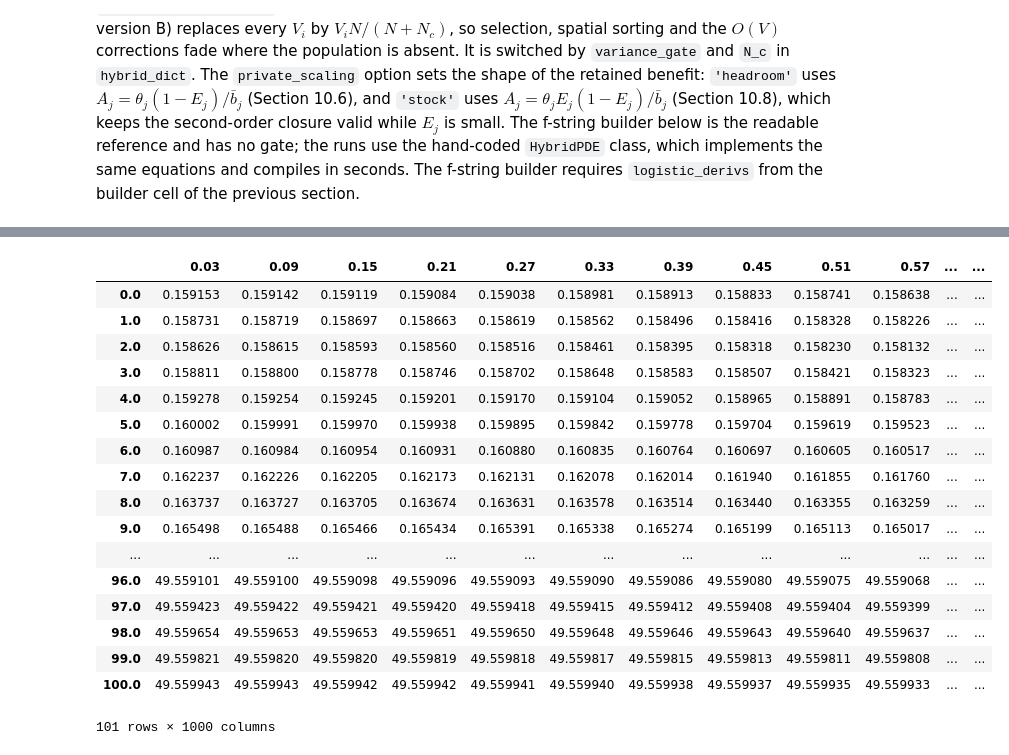
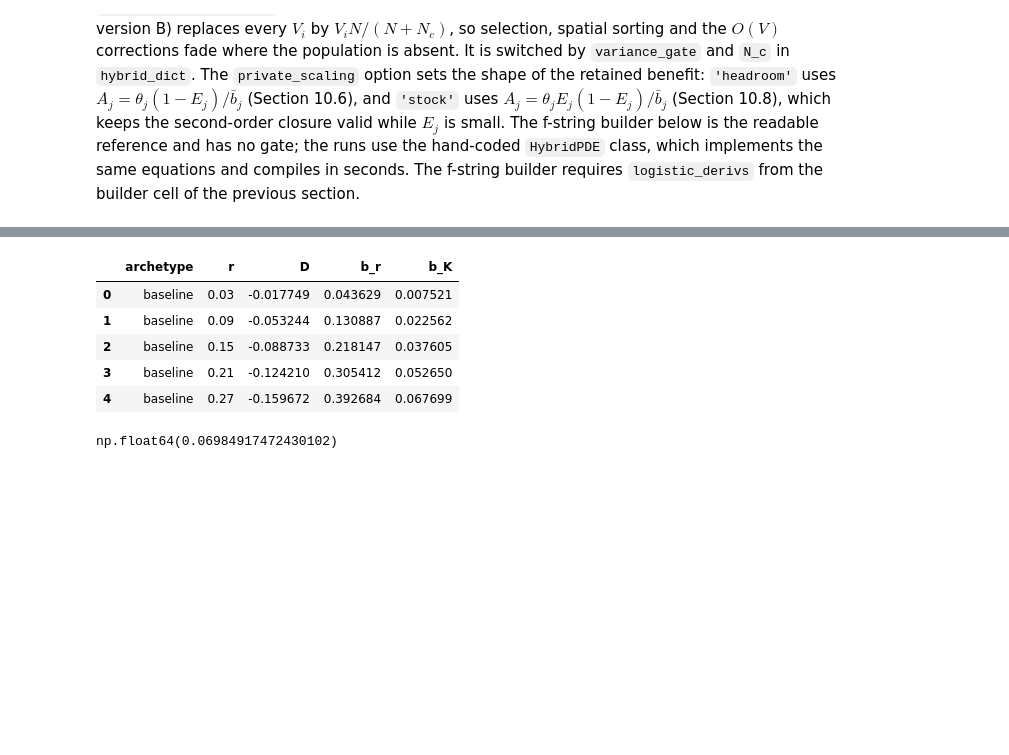
Before and after one commit to cancer-ecology-center/tumor-ecology-models, a Jupyter notebook: scripts/figures.ipynb, the cells around one changed output, grey strips where cells are left out. Drawn from its saved outputs; the diff is of its cells as text; code cells hidden in the pictures; blank space fills up the shorter version.

```diff
--- a/scripts/figures.ipynb
+++ b/scripts/figures.ipynb
@@ -202,9 +200,12 @@ def compute_phase_quantities(params):
 # %%
 scenario_wavefront_speed = []
 scenario_final_profiles = []
+u_field, r_coords = build_initial_N(config_dict)
+# this changed the carrying capacity, so update the config_dict
+merged_presets = merge_presets(preset_dicts, default_config)
+config_dict = {'integration': integration_dict, 'seed':seed_dict,'bcs':bcs,'presets': merged_presets, 'analysis':analysis_dict}
 for preset_name, preset_config in config_dict['presets'].items():
     print(f"Running simulation for preset: {preset_name}")
-    u_field, r_coords = build_initial_N(config_dict)
     Er_init = np.ones_like(u_field.data) * preset_config['E_r0']
     Ek_init = np.ones_like(u_field.data) * preset_config['E_k0']
     Er_field = ScalarField(u_field.grid, data=Er_init, label="E_r")
@@ -242,21 +243,12 @@ for preset_name, preset_config in config_dict['presets'].items():
         r_val,idx = compute_wavefront_idx(analysis_dict, curr_u, r_coords,e_field)
         # wavefront_r = r_coords[idx]
         # scenario_wavefront_speed.append((preset_name,time,np.max(curr_u),wavefront_r, rolling_area(curr_u, r_coords)[-1], compute_participation_area(storage[t_idx][0])))
-        scenario_wavefront_speed.append((preset_name,time,np.max(curr_u),r_val, rolling_area(curr_u, r_coords)[-1], compute_participation_area(storage[t_idx][0]))) #choose between idx or full volume
+        scenario_wavefront_speed.append((preset_name,time,np.max(curr_u),r_val, rolling_area(preset_config['E_k0']*curr_u/e_field, r_coords)[-1], compute_participation_area(storage[t_idx][0]))) #choose between idx or full volume
 
     final_collection = storage[-1]
     final_Er = final_collection[1].data
     final_Ek = final_collection[2].data
     final_N = final_collection[0].data/(kappa*final_Ek)
     scenario_final_profiles.append((preset_name, final_N, final_Er))
-    """
-    show initial distribution
-    turn into set of four plots
-    show the wavefront top right
-    show perc of initial population
-    change labels
-    set colors at the top
-    use latex
-    """
 # %% [output]
 Running simulation for preset: baseline
@@ -274,7 +266,7 @@ Running simulation for preset: strong niche construction
 # %%
 df = pd.DataFrame(scenario_wavefront_speed, columns = ['archetype','t','u_max','r','N','eff_area'])
 df['N_init'] = config_dict['seed']['N_init']
-df['N_perc'] = df['N']/df['N_init']
+df['N_perc'] = df['N']/df['N_init']-1
 fig = plt.figure(figsize=(9, 9), constrained_layout=True)
 gs = fig.add_gridspec(4, 2, width_ratios=[1, 1.2])
 scenarios = [s for s, _, _ in scenario_final_profiles]
@@ -303,8 +295,7 @@ ax_wavefront.set_ylabel("$r_{wf}$")
 ax_population = fig.add_subplot(gs[2:, 1])
 sns.lineplot(data=df, x="t", y="N_perc", hue="archetype", ax=ax_population)
 ax_population.set_title(r"total population (\% initial)")
-ax_population.set_ylabel("$\\widetilde{N} / \\widetilde{N}_{0}$")
-# ax_population.set_yscale("log")
+ax_population.set_ylabel("$\\widetilde{N} / \\widetilde{N}_{0} -1$")
 
 plt.show()
 # %% [output]
@@ -604,8 +611,10 @@ for preset_name, preset_config in config_dict['presets'].items():
     params = build_hybrid_params(preset_config, hybrid_dict)
 
     hybrid_scenario_params[preset_name] = params
+    print(params)
     pde_system = HybridPDE(params, second_order=True, bc=config_dict['bcs'])
     state, r_coords = build_hybrid_state(config_dict, preset_config, params)
+    e_field_init = state[2].data[0]
     storage = MemoryStorage()
     pde_system.solve(
         state,
@@ -617,8 +626,7 @@ for preset_name, preset_config in config_dict['presets'].items():
         curr_u = storage[t_idx][0].data
         e_field = storage[t_idx][2].data
         r_val, idx = compute_wavefront_idx(config_dict['analysis'], curr_u, r_coords,e_field)
-        hybrid_scenario_wavefront_speeds.append((preset_name, time, r_val, rolling_area(curr_u, r_coords)[-1],
-                                                 compute_participation_area(storage[t_idx][0])))
+        hybrid_scenario_wavefront_speeds.append((preset_name, time, r_val, rolling_area(e_field_init*curr_u/e_field, r_coords)[-1],compute_participation_area(storage[t_idx][0])))
     final = storage[-1]
     final_Er = final[1].data
     final_Ek = final[2].data
@@ -627,6 +635,6 @@ for preset_name, preset_config in config_dict['presets'].items():
     final_br = sigmoid_value(final[4].data, params['k1'], params['br0'])
     final_bK = sigmoid_value(final[5].data, params['k2'], params['bK0'])
     final_area = rolling_area(final[0].data, r_coords)[-1]
-    hybrid_scenario_final_profiles.append((preset_name,2*np.pi*r_coords*np.gradient(r_coords)*final[0].data*(final_D/(params['D0']/2)-1), 2*np.pi*r_coords*np.gradient(r_coords)*final[0].data*(final_br/(params['br0']/2)-1), 2*np.pi*r_coords*np.gradient(r_coords)*final[0].data*(final_bK/(params['bK0']/2)-1)))
+    hybrid_scenario_final_profiles.append((preset_name,2*np.pi*r_coords*np.gradient(r_coords)*final[0].data*(final_D/(params['D0']/2)-1)/final_area, 2*np.pi*r_coords*np.gradient(r_coords)*final[0].data*(final_br/(params['br0']/2)-1)/final_area, 2*np.pi*r_coords*np.gradient(r_coords)*final[0].data*(final_bK/(params['bK0']/2)-1)/final_area))
 # %% [output]
 Running hybrid model (second order) for preset: baseline
@@ -781,21 +771,24 @@ slopes
 # %%
-rel
+# for each scenario, pull the D and b_r fields, couple them to r_coords, then plot joint plot
+profile_frames = []
+for archetype, D_profile, br_profile, bK_profile in hybrid_scenario_final_profiles:
+    profile_frames.append(pd.DataFrame({
+        'archetype': str(archetype),
+        'r': r_coords,
+        'D': D_profile,
+        'b_r': br_profile,
+        'b_K': bK_profile,
+    }))
+df_profiles = pd.concat(profile_frames, ignore_index=True)
+df_profiles.head()
 # %% [output]
-|  | 0.03 | 0.09 | 0.15 | 0.21 | 0.27 | 0.33 | 0.39 | 0.45 | 0.51 | 0.57 | ... | ... |
-| 0.0 | 0.159153 | 0.159142 | 0.159119 | 0.159084 | 0.159038 | 0.158981 | 0.158913 | 0.158833 | 0.158741 | 0.158638 | ... | ... |
-| 1.0 | 0.158731 | 0.158719 | 0.158697 | 0.158663 | 0.158619 | 0.158562 | 0.158496 | 0.158416 | 0.158328 | 0.158226 | ... | ... |
-| 2.0 | 0.158626 | 0.158615 | 0.158593 | 0.158560 | 0.158516 | 0.158461 | 0.158395 | 0.158318 | 0.158230 | 0.158132 | ... | ... |
-| 3.0 | 0.158811 | 0.158800 | 0.158778 | 0.158746 | 0.158702 | 0.158648 | 0.158583 | 0.158507 | 0.158421 | 0.158323 | ... | ... |
-| 4.0 | 0.159278 | 0.159254 | 0.159245 | 0.159201 | 0.159170 | 0.159104 | 0.159052 | 0.158965 | 0.158891 | 0.158783 | ... | ... |
-| 5.0 | 0.160002 | 0.159991 | 0.159970 | 0.159938 | 0.159895 | 0.159842 | 0.159778 | 0.159704 | 0.159619 | 0.159523 | ... | ... |
-| 6.0 | 0.160987 | 0.160984 | 0.160954 | 0.160931 | 0.160880 | 0.160835 | 0.160764 | 0.160697 | 0.160605 | 0.160517 | ... | ... |
-| 7.0 | 0.162237 | 0.162226 | 0.162205 | 0.162173 | 0.162131 | 0.162078 | 0.162014 | 0.161940 | 0.161855 | 0.161760 | ... | ... |
-| 8.0 | 0.163737 | 0.163727 | 0.163705 | 0.163674 | 0.163631 | 0.163578 | 0.163514 | 0.163440 | 0.163355 | 0.163259 | ... | ... |
-| 9.0 | 0.165498 | 0.165488 | 0.165466 | 0.165434 | 0.165391 | 0.165338 | 0.165274 | 0.165199 | 0.165113 | 0.165017 | ... | ... |
-| ... | ... | ... | ... | ... | ... | ... | ... | ... | ... | ... | ... | ... |
-| 96.0 | 49.559101 | 49.559100 | 49.559098 | 49.559096 | 49.559093 | 49.559090 | 49.559086 | 49.559080 | 49.559075 | 49.559068 | ... | ... |
-| 97.0 | 49.559423 | 49.559422 | 49.559421 | 49.559420 | 49.559418 | 49.559415 | 49.559412 | 49.559408 | 49.559404 | 49.559399 | ... | ... |
-| 98.0 | 49.559654 | 49.559653 | 49.559653 | 49.559651 | 49.559650 | 49.559648 | 49.559646 | 49.559643 | 49.559640 | 49.559637 | ... | ... |
-| 99.0 | 49.559821 | 49.559820 | 49.559820 | 49.559819 | 49.559818 | 49.559817 | 49.559815 | 49.559813 | 49.559811 | 49.559808 | ... | ... |
-| 100.0 | 49.559943 | 49.559943 | 49.559942 | 49.559942 | 49.559941 | 49.559940 | 49.559938 | 49.559937 | 49.559935 | 49.559933 | ... | ... |
+|  | archetype | r | D | b_r | b_K |
+| 0 | baseline | 0.03 | -0.017749 | 0.043629 | 0.007521 |
+| 1 | baseline | 0.09 | -0.053244 | 0.130887 | 0.022562 |
+| 2 | baseline | 0.15 | -0.088733 | 0.218147 | 0.037605 |
+| 3 | baseline | 0.21 | -0.124210 | 0.305412 | 0.052650 |
+| 4 | baseline | 0.27 | -0.159672 | 0.392684 | 0.067699 |
-101 rows × 1000 columns
+# %%
+hybrid_scenario_final_profiles[0][1].mean()
+# %% [output]
+np.float64(0.06984917472430102)
```
Also changed, not shown: parts of 12 cells of this notebook.
